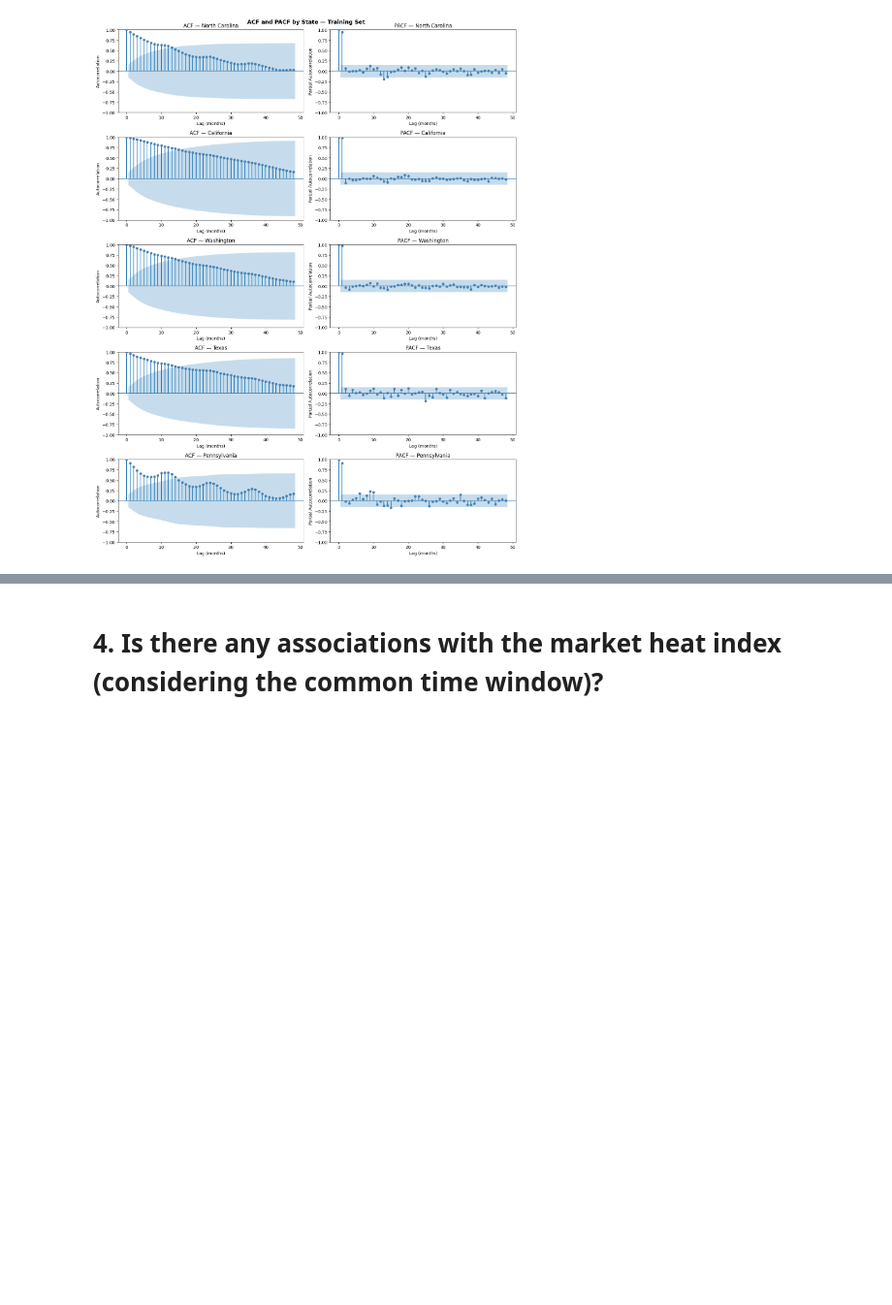
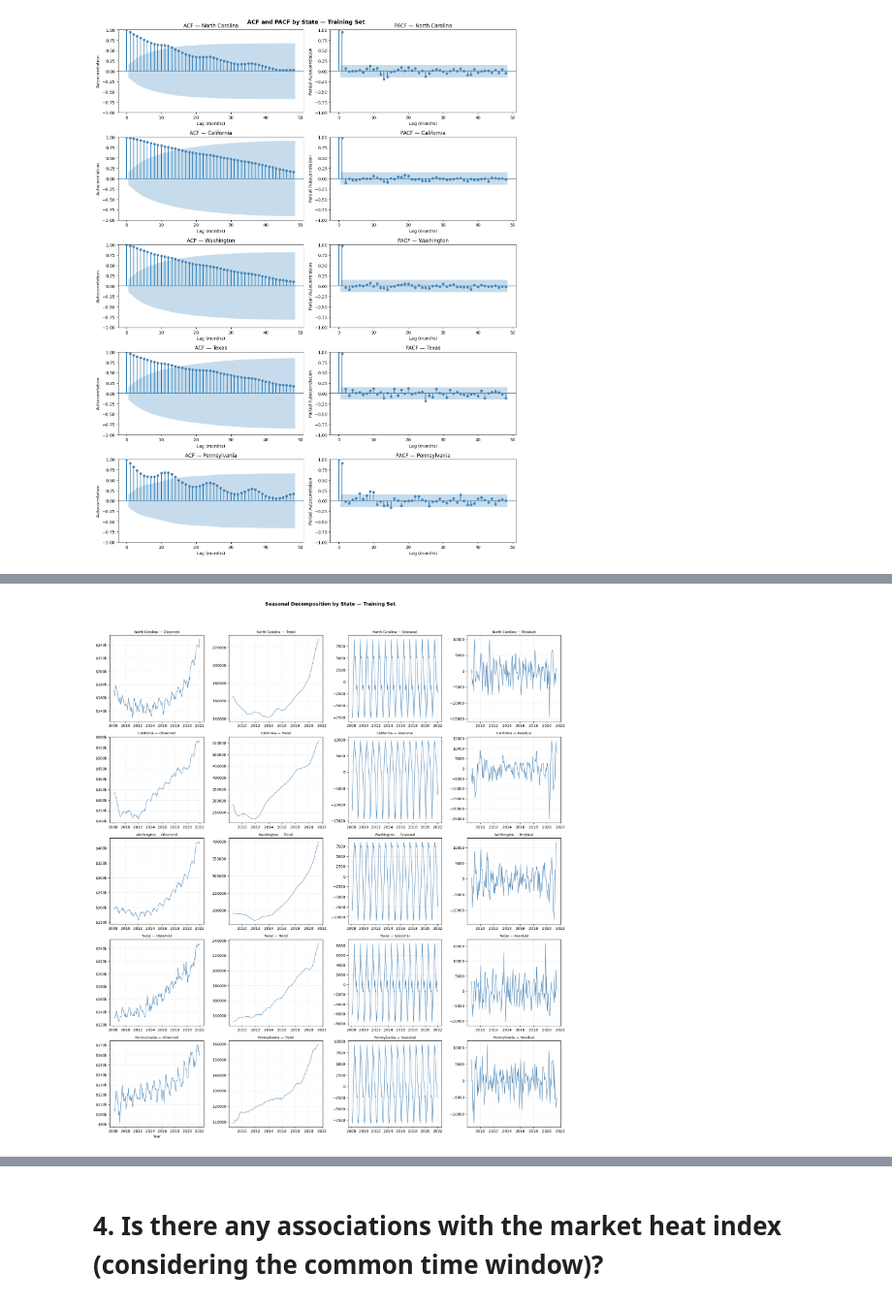
Before and after one commit to Onath/PropertyPriceForecasting, a Jupyter notebook: property_price_forecasting.ipynb, the cells around one changed output, grey strips where cells are left out. Shown at 97% size. Drawn from its saved outputs; the diff is of its cells as text; code cells hidden in the pictures; blank space fills up the shorter version.

Commit message:
seasonal decomposition, adf+kpss, summary statistic table

```diff
--- a/property_price_forecasting.ipynb
+++ b/property_price_forecasting.ipynb
@@ -1203,0 +1222,33 @@ plt.show()
+# %%
+from statsmodels.tsa.seasonal import seasonal_decompose
+
+fig, axes = plt.subplots(5, 4, figsize=(18, 20))
+
+for row, (state, full_name) in enumerate(selected_states.items()):
+    decomposition = seasonal_decompose(states_train[state],
+                                       model='additive',
+                                       period=12)
+
+    components = {
+        'Observed':  decomposition.observed,
+        'Trend':     decomposition.trend,
+        'Seasonal':  decomposition.seasonal,
+        'Residual':  decomposition.resid
+    }
+
+    for col, (name, series) in enumerate(components.items()):
+        axes[row, col].plot(series.index, series.values,
+                           color='steelblue', linewidth=1)
+        axes[row, col].set_title(f'{full_name} — {name}', fontsize=9)
+        axes[row, col].grid(True, linestyle=':', alpha=0.5)
+        if col == 0:
+            axes[row, col].yaxis.set_major_formatter(
+                ticker.FuncFormatter(lambda x, _: f'${x/1e3:.0f}k'))
+
+axes[-1][0].set_xlabel('Year')
+plt.suptitle('Seasonal Decomposition by State — Training Set',
+             fontsize=13, weight='bold', y=1.02)
+plt.tight_layout(rect=[0, 0, 1, 0.99])
+plt.show()
+# %% [output]
+[figure, added]
```
Also changed, not shown: parts of 9 cells of this notebook.
